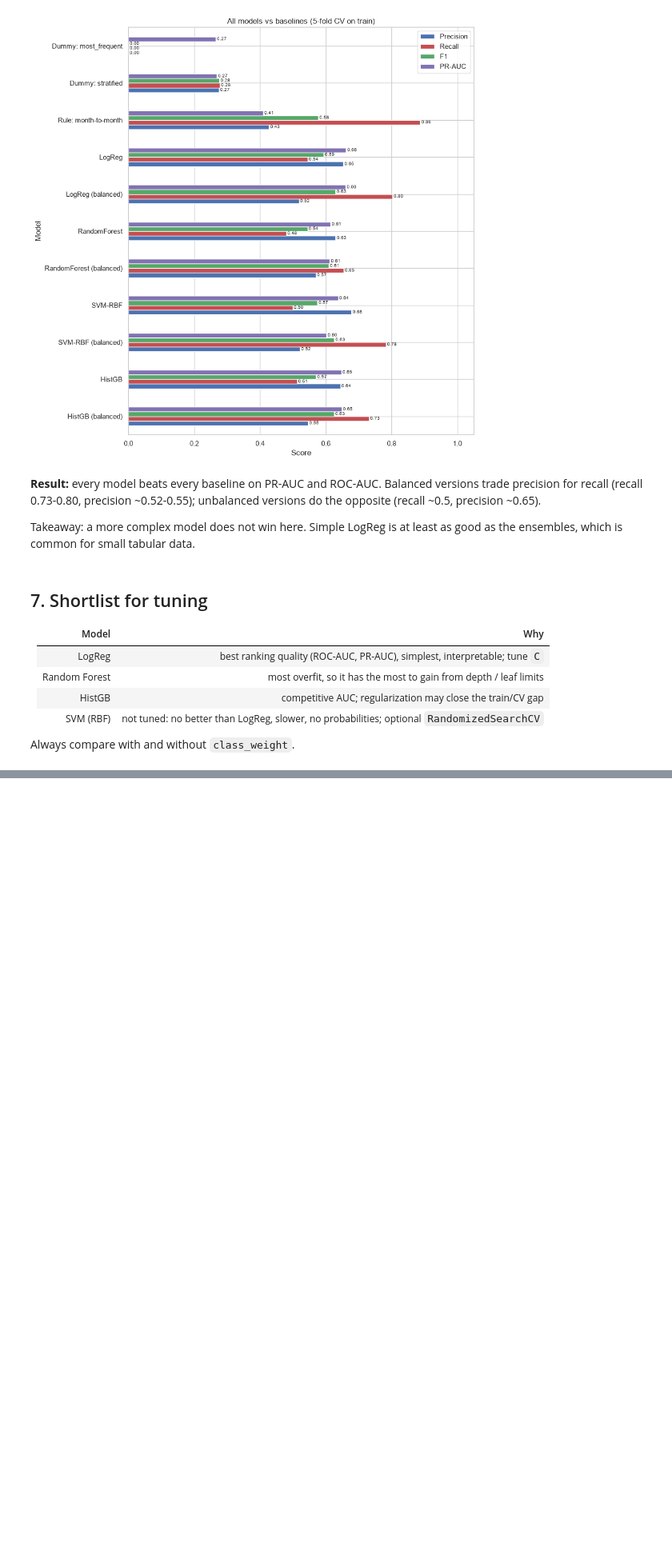
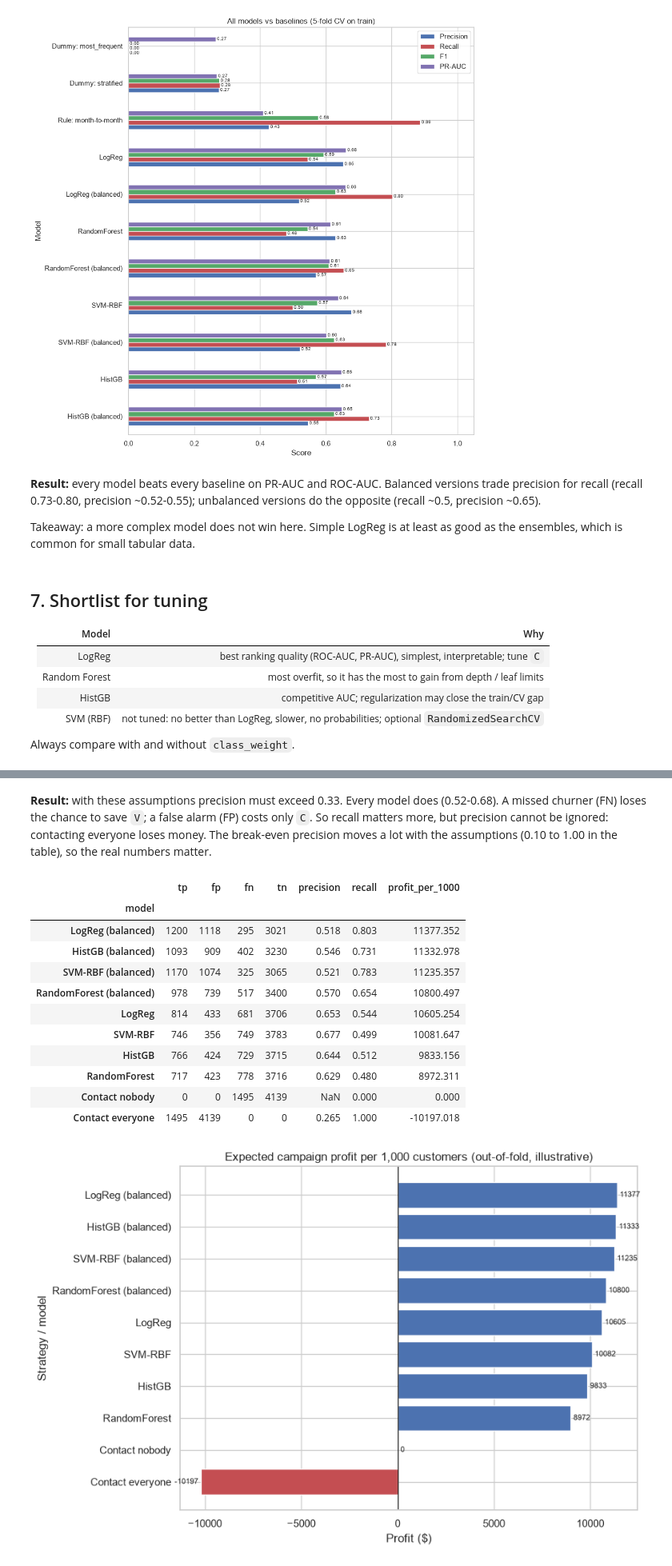
Before and after one commit to Sheyda-Fathi/customer-churn-prediction, a Jupyter notebook: notebooks/03_modeling.ipynb, the cells around one changed output, grey strips where cells are left out. Shown at 80% size. Cells and saved outputs as stored; diff of their text form; code cells hidden in the pictures; blank space fills up the shorter version.

```diff
--- a/notebooks/03_modeling.ipynb
+++ b/notebooks/03_modeling.ipynb
@@ -266,0 +341,9 @@ Always compare with and without `class_weight`.
+# %%
+assump = CampaignAssumptions(value=500, cost=50, success_rate=0.3)
+print(f'break-even precision: {break_even_precision(assump):.2f}')
+
+sens = pd.DataFrame(
+    {f'C = ${c}': {f's = {int(s * 100)}%': break_even_precision(
+        CampaignAssumptions(value=500, cost=c, success_rate=s))
+        for s in (0.2, 0.3, 0.5)} for c in (25, 50, 100)}).round(2)
+display(sens)
@@ -266,0 +356,47 @@ Always compare with and without `class_weight`.
+# %% [markdown]
+**Result:** with these assumptions precision must exceed 0.33. Every model does (0.52-0.68). A missed churner (FN) loses the chance to save `V`; a false alarm (FP) costs only `C`. So recall matters more, but precision cannot be ignored: contacting everyone loses money. The break-even precision moves a lot with the assumptions (0.10 to 1.00 in the table), so the real numbers matter.
+# %%
+n = len(y_train)
+pos = int(y_train.sum())
+
+rows = []
+for name, model in zoo.items():
+    c = confusion_counts(y_train, oof_predictions(model, X_train, y_train, cv=cv))
+    rows.append({'model': name, **c})
+rows.append({'model': 'Contact everyone', 'tp': pos, 'fp': n - pos, 'fn': 0, 'tn': 0})
+rows.append({'model': 'Contact nobody', 'tp': 0, 'fp': 0, 'fn': pos, 'tn': n - pos})
+
+profit = pd.DataFrame(rows).set_index('model')
+profit['precision'] = profit['tp'] / (profit['tp'] + profit['fp']).replace(0, np.nan)
+profit['recall'] = profit['tp'] / (profit['tp'] + profit['fn'])
+profit['profit_per_1000'] = [expected_profit(r.tp, r.fp, assump) / n * 1000
+                             for r in profit.itertuples()]
+profit = profit.sort_values('profit_per_1000', ascending=False)
+profit.round(3).to_csv(REPORT_DIR / 'expected_profit.csv')
+display(profit.round(3))
+
+fig, ax = plt.subplots(figsize=(9, 6))
+colors = np.where(profit['profit_per_1000'] < 0, '#C44E52', '#4C72B0')
+bars = ax.barh(profit.index[::-1], profit['profit_per_1000'].values[::-1],
+               color=colors[::-1])
+ax.bar_label(bars, fmt='%.0f', padding=3, fontsize=8)
+ax.axvline(0, color='black', linewidth=0.8)
+ax.set_title('Expected campaign profit per 1,000 customers (out-of-fold, illustrative)')
+ax.set_xlabel('Profit ($)')
+ax.set_ylabel('Strategy / model')
+save_fig('16_expected_profit')
+plt.show()
+# %% [output]
+|  | tp | fp | fn | tn | precision | recall | profit_per_1000 |
+| model |  |  |  |  |  |  |  |
+| LogReg (balanced) | 1200 | 1118 | 295 | 3021 | 0.518 | 0.803 | 11377.352 |
+| HistGB (balanced) | 1093 | 909 | 402 | 3230 | 0.546 | 0.731 | 11332.978 |
+| SVM-RBF (balanced) | 1170 | 1074 | 325 | 3065 | 0.521 | 0.783 | 11235.357 |
+| RandomForest (balanced) | 978 | 739 | 517 | 3400 | 0.570 | 0.654 | 10800.497 |
+| LogReg | 814 | 433 | 681 | 3706 | 0.653 | 0.544 | 10605.254 |
+| SVM-RBF | 746 | 356 | 749 | 3783 | 0.677 | 0.499 | 10081.647 |
+| HistGB | 766 | 424 | 729 | 3715 | 0.644 | 0.512 | 9833.156 |
+| RandomForest | 717 | 423 | 778 | 3716 | 0.629 | 0.480 | 8972.311 |
+| Contact nobody | 0 | 0 | 1495 | 4139 | NaN | 0.000 | 0.000 |
+| Contact everyone | 1495 | 4139 | 0 | 0 | 0.265 | 1.000 | -10197.018 |
+[figure, added]
```
Also changed, not shown: parts of 14 cells of this notebook, 8 other files.
